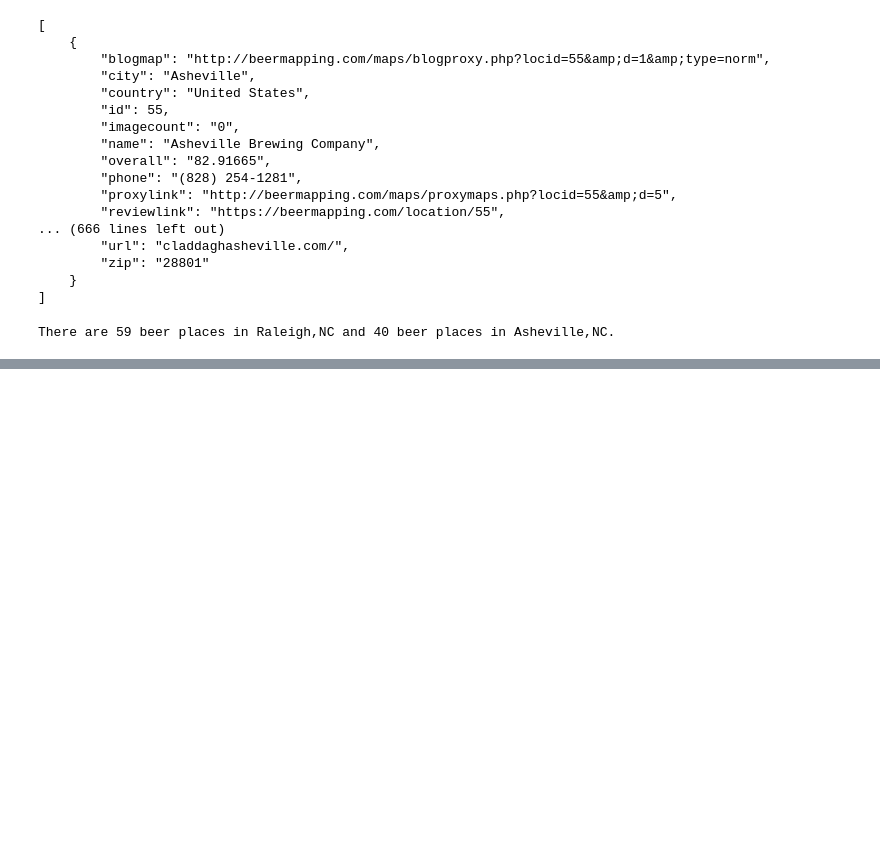
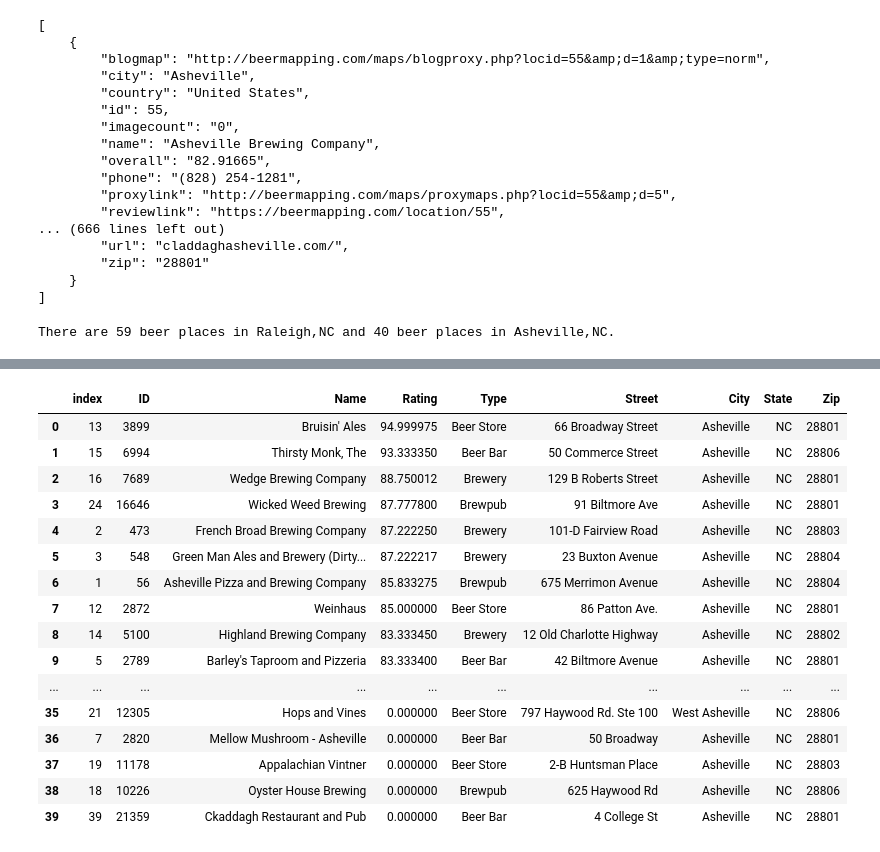
Before and after one commit to adammalynn/Incredible6, a Jupyter notebook: BeerMapping.ipynb, the cells around one changed output, grey strips where cells are left out. Saved outputs shown, nothing was run; the diff lists cells and outputs as text; code cells hidden in the pictures; blank space fills up the shorter version.

```diff
--- a/BeerMapping.ipynb
+++ b/BeerMapping.ipynb
@@ -129,0 +148,4 @@ City2_df.to_csv("Output/City2.csv", index=False, header=True)
+# %%
+City1_df['Rating'] = pd.to_numeric(City1_df['Rating'])
+City2_df['Rating'] = pd.to_numeric(City2_df['Rating'])
+City1_df.dtypes
@@ -129,0 +178,25 @@ City2_df.to_csv("Output/City2.csv", index=False, header=True)
+# %%
+BestRatedCity1 = City1_df.sort_values(["Rating"], ascending = False)
+BestRatedCity1.reset_index(inplace=True)
+BestRatedCity1
+BestRatedCity2 = City2_df.sort_values(["Rating"], ascending = False)
+BestRatedCity2.reset_index(inplace=True)
+BestRatedCity2
+# %% [output]
+|  | index | ID | Name | Rating | Type | Street | City | State | Zip |
+| 0 | 13 | 3899 | Bruisin' Ales | 94.999975 | Beer Store | 66 Broadway Street | Asheville | NC | 28801 |
+| 1 | 15 | 6994 | Thirsty Monk, The | 93.333350 | Beer Bar | 50 Commerce Street | Asheville | NC | 28806 |
+| 2 | 16 | 7689 | Wedge Brewing Company | 88.750012 | Brewery | 129 B Roberts Street | Asheville | NC | 28801 |
+| 3 | 24 | 16646 | Wicked Weed Brewing | 87.777800 | Brewpub | 91 Biltmore Ave | Asheville | NC | 28801 |
+| 4 | 2 | 473 | French Broad Brewing Company | 87.222250 | Brewery | 101-D Fairview Road | Asheville | NC | 28803 |
+| 5 | 3 | 548 | Green Man Ales and Brewery (Dirty... | 87.222217 | Brewery | 23 Buxton Avenue | Asheville | NC | 28804 |
+| 6 | 1 | 56 | Asheville Pizza and Brewing Company | 85.833275 | Brewpub | 675 Merrimon Avenue | Asheville | NC | 28804 |
+| 7 | 12 | 2872 | Weinhaus | 85.000000 | Beer Store | 86 Patton Ave. | Asheville | NC | 28801 |
+| 8 | 14 | 5100 | Highland Brewing Company | 83.333450 | Brewery | 12 Old Charlotte Highway | Asheville | NC | 28802 |
+| 9 | 5 | 2789 | Barley's Taproom and Pizzeria | 83.333400 | Beer Bar | 42 Biltmore Avenue | Asheville | NC | 28801 |
+| ... | ... | ... | ... | ... | ... | ... | ... | ... | ... |
+| 35 | 21 | 12305 | Hops and Vines | 0.000000 | Beer Store | 797 Haywood Rd. Ste 100 | West Asheville | NC | 28806 |
+| 36 | 7 | 2820 | Mellow Mushroom - Asheville | 0.000000 | Beer Bar | 50 Broadway | Asheville | NC | 28801 |
+| 37 | 19 | 11178 | Appalachian Vintner | 0.000000 | Beer Store | 2-B Huntsman Place | Asheville | NC | 28803 |
+| 38 | 18 | 10226 | Oyster House Brewing | 0.000000 | Brewpub | 625 Haywood Rd | Asheville | NC | 28806 |
+| 39 | 39 | 21359 | Ckaddagh Restaurant and Pub | 0.000000 | Beer Bar | 4 College St | Asheville | NC | 28801 |
```
Also changed, not shown: parts of 9 cells of this notebook, 2 other files.
